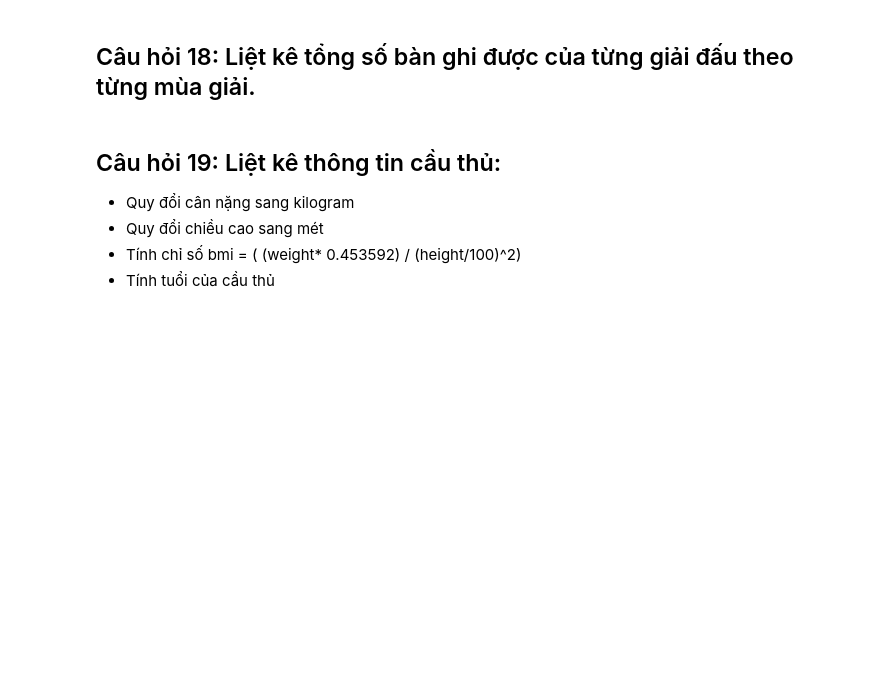
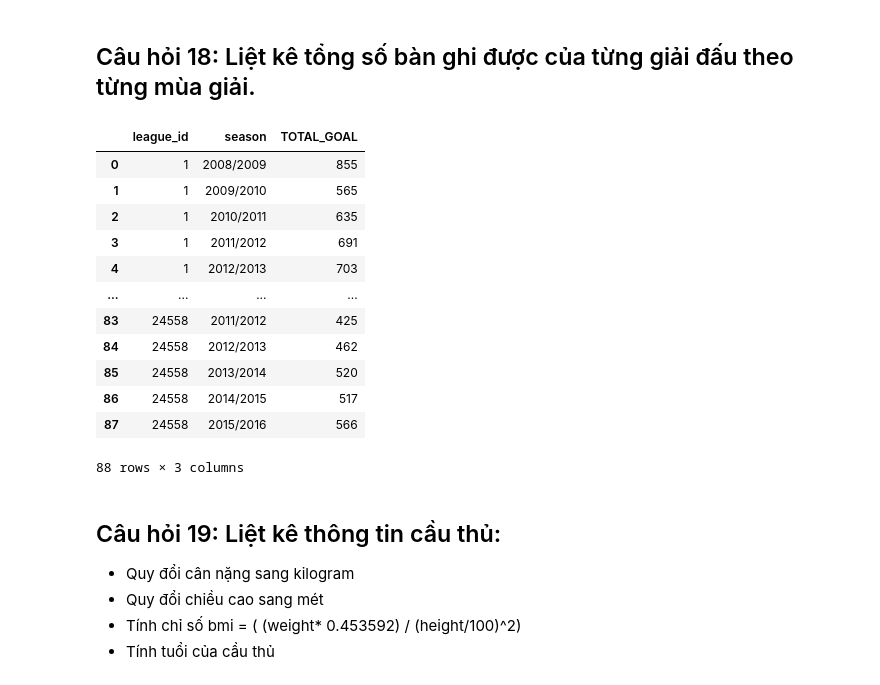
Before and after one commit to ysea1/asm, a Jupyter notebook: DSP302x_asm1_haiphFX22075@funix.edu.vn/[VN] European football-forStudent.ipynb, the cells around one changed output. Saved outputs shown, nothing was run; the diff lists cells and outputs as text; code cells hidden in the pictures; blank space fills up the shorter version.

```diff
--- a/DSP302x_asm1_haiphFX22075@funix.edu.vn/[VN] European football-forStudent.ipynb
+++ b/DSP302x_asm1_haiphFX22075@funix.edu.vn/[VN] European football-forStudent.ipynb
@@ -510,3 +515,24 @@ DatabaseError: Execution failed on sql 'SELECT LEAGUE_ID, TOTAL_PER_LEAGUE, TOTA
+# %%
+result_goal = pd.read_sql("""SELECT LEAGUE_ID, SEASON, SUM(HOME_TEAM_GOAL + AWAY_TEAM_GOAL) AS TOTAL_GOAL
+                            FROM MATCH
+                            GROUP BY LEAGUE_ID, SEASON
+                            ORDER BY LEAGUE_ID, SEASON
+                            """, conn)
+result_goal
+# %% [output]
+|  | league_id | season | TOTAL_GOAL |
+| 0 | 1 | 2008/2009 | 855 |
+| 1 | 1 | 2009/2010 | 565 |
+| 2 | 1 | 2010/2011 | 635 |
+| 3 | 1 | 2011/2012 | 691 |
+| 4 | 1 | 2012/2013 | 703 |
+| ... | ... | ... | ... |
+| 83 | 24558 | 2011/2012 | 425 |
+| 84 | 24558 | 2012/2013 | 462 |
+| 85 | 24558 | 2013/2014 | 520 |
+| 86 | 24558 | 2014/2015 | 517 |
+| 87 | 24558 | 2015/2016 | 566 |
+88 rows × 3 columns
 # %% [markdown]
 ## Câu hỏi 19: Liệt kê thông tin cầu thủ:
 
```
Also changed, not shown: parts of 10 cells of this notebook.
